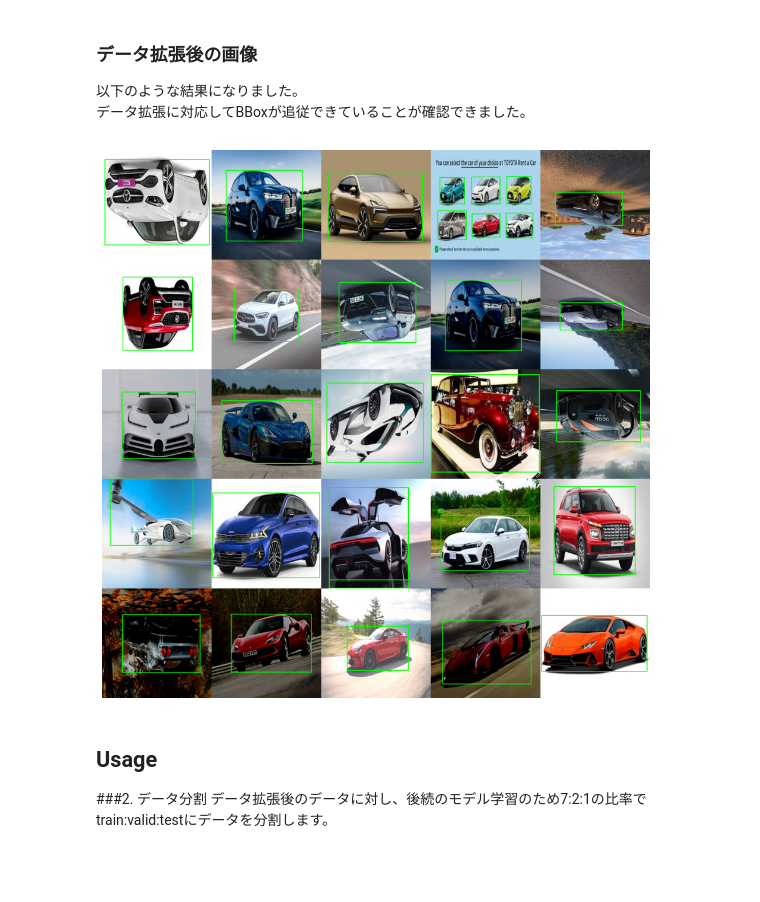
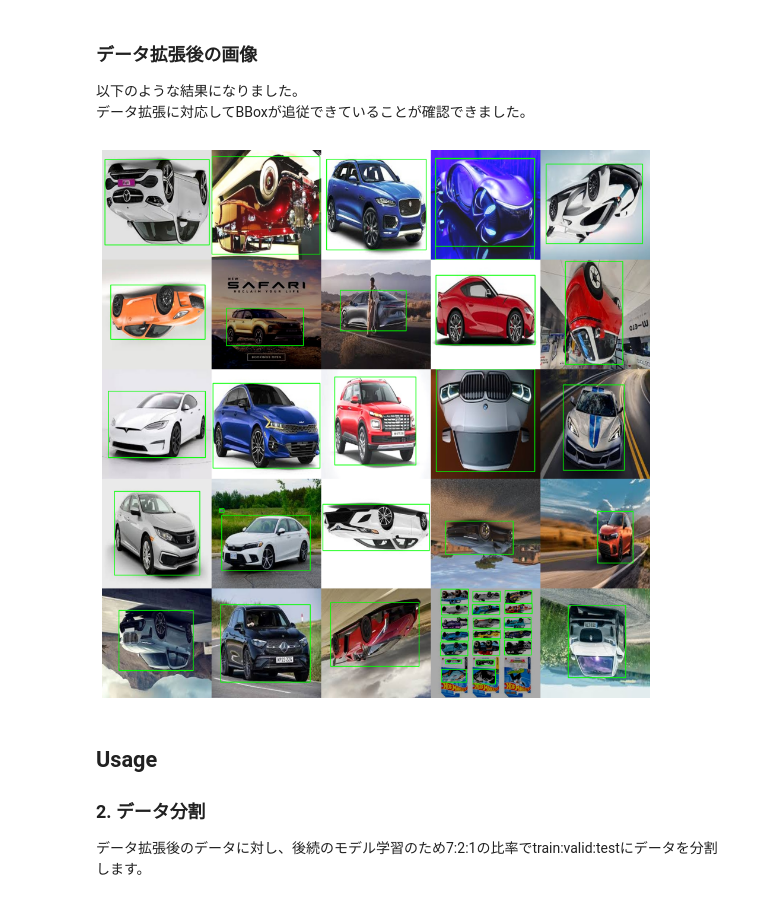
Before and after one commit to kenken118/Image-Processing-Utils, a Jupyter notebook: data_augmentation/src/Data-Augmentation.ipynb, the cells around one changed output. Drawn from its saved outputs; the diff is of its cells as text; code cells hidden in the pictures; blank space fills up the shorter version.

```diff
--- a/data_augmentation/src/Data-Augmentation.ipynb
+++ b/data_augmentation/src/Data-Augmentation.ipynb
@@ -242,9 +242,9 @@ class ImageAugmentor:
 # ------------------------------
 # 実行前のパラメータ設定
 # ------------------------------
-input_images = "../../auto_annotation/annotation_results3/original_images"
-input_labels = "../../auto_annotation/annotation_results3/labels"
-save_directory = "../aug_images2"
+input_images = "../../auto_annotation/annotation_results/original_images"
+input_labels = "../../auto_annotation/annotation_results/labels"
+save_directory = "../aug_images"
 num_augmentations = 5
 # %%
 image_augmentor = ImageAugmentor(input_images, input_labels, save_directory)
@@ -352,15 +352,15 @@ draw_bbox_grid(input_images, input_labels)
 以下のような結果になりました。<br>
 データ拡張に対応してBBoxが追従できていることが確認できました。<br>
 # %%
-augmented_input_images = '../aug_images2/images'
-augmented_input_labels = '../aug_images2/labels'
+augmented_input_images = '../aug_images/images'
+augmented_input_labels = '../aug_images/labels'
 draw_bbox_grid(augmented_input_images, augmented_input_labels)
 # %% [output]
-[figure, old version]
+[figure, new version]
 # %% [markdown]
 ## Usage
 
-###2. データ分割
+### 2. データ分割
 データ拡張後のデータに対し、後続のモデル学習のため7:2:1の比率でtrain:valid:testにデータを分割します。<br>
 # %%
 import os
```
Also changed, not shown: parts of 4 cells of this notebook, 3 other files.
